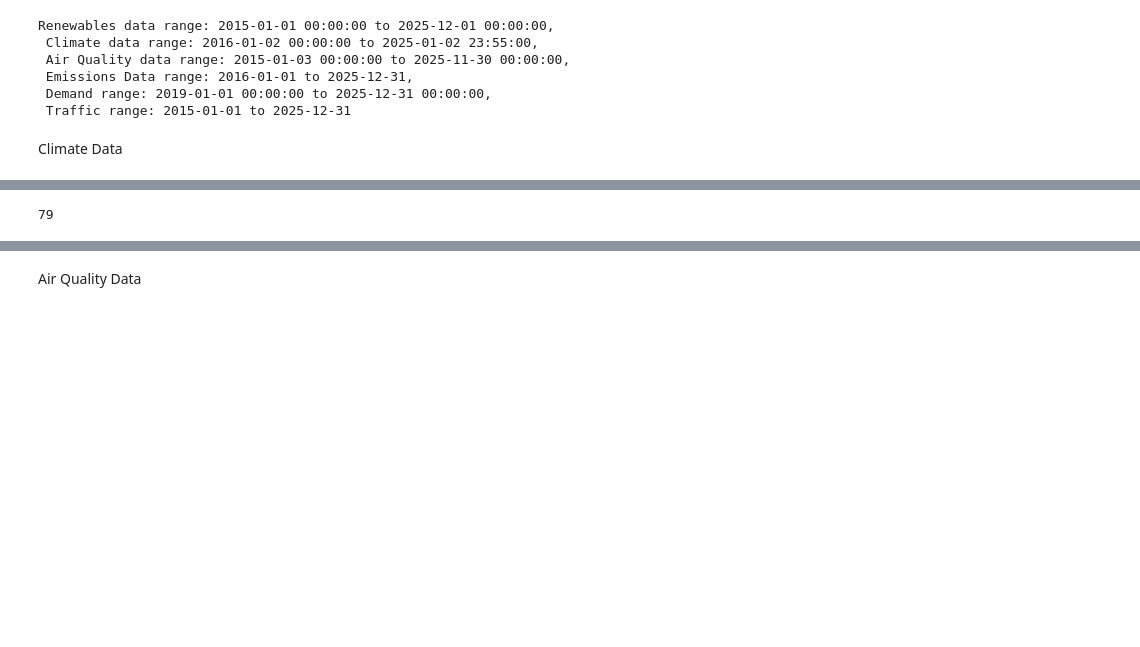
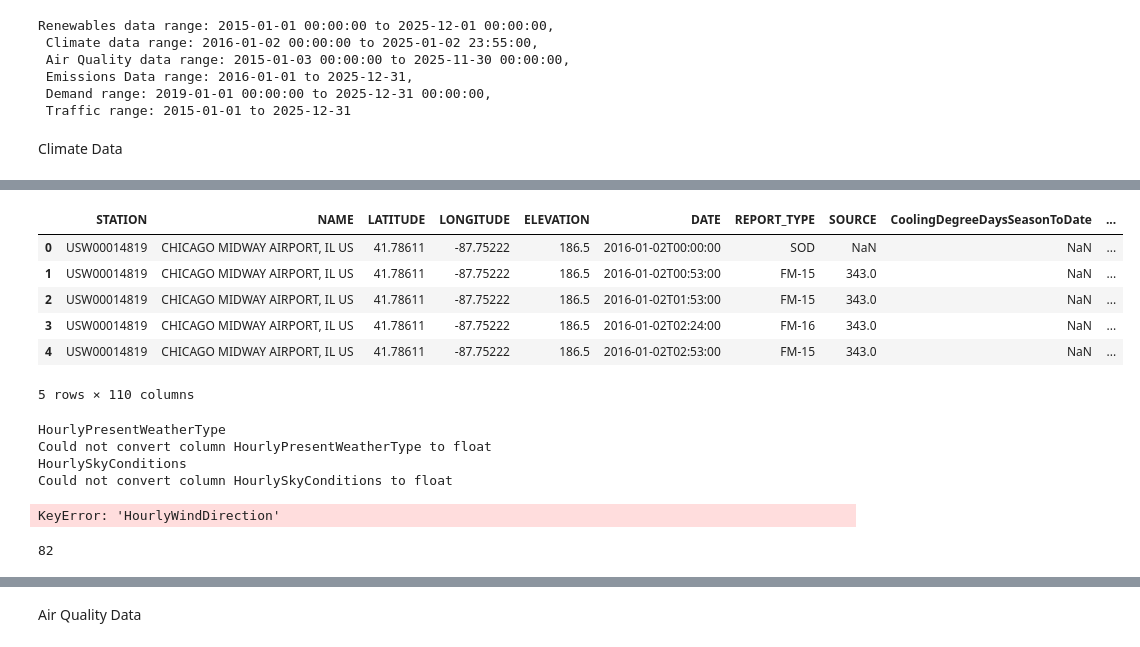
Before and after one commit to griffinberonio/AAE-724-Repo, a Jupyter notebook: airdatanotebook.ipynb, the cells around one changed output, grey strips where cells are left out. Cells and saved outputs as stored; diff of their text form; code cells hidden in the pictures; blank space fills up the shorter version.

```diff
--- a/airdatanotebook.ipynb
+++ b/airdatanotebook.ipynb
@@ -976,0 +990,16 @@ Climate Data
+# %%
+# Wind Variables:
+
+winddirection = []
+for col in climatedf2.columns:
+    if "WindDirection" in col:
+        winddirection.append(col)
+        climatedf2[col] = climatedf2[col].replace(['VRB','T','S','*'], np.nan)
+        climatedf2[col] = pd.to_numeric(climatedf2[col])
+winddirection
+
+
+for col in winddirection:
+    climatedf2[f"{col}_sin"] = np.sin(np.deg2rad(climatedf2[col]))
+    climatedf2[f"{col}_cos"] = np.cos(np.deg2rad(climatedf2[col]))
+    climatedf2 = climatedf2.drop(columns=col)
@@ -977,2 +1017,59 @@ Climate Data
+# %%
+climatedf2.head()
+# %% [output]
+|  | STATION | NAME | LATITUDE | LONGITUDE | ELEVATION | DATE | REPORT_TYPE | SOURCE | CoolingDegreeDaysSeasonToDate | ... |
+| 0 | USW00014819 | CHICAGO MIDWAY AIRPORT, IL US | 41.78611 | -87.75222 | 186.5 | 2016-01-02T00:00:00 | SOD | NaN | NaN | ... |
+| 1 | USW00014819 | CHICAGO MIDWAY AIRPORT, IL US | 41.78611 | -87.75222 | 186.5 | 2016-01-02T00:53:00 | FM-15 | 343.0 | NaN | ... |
+| 2 | USW00014819 | CHICAGO MIDWAY AIRPORT, IL US | 41.78611 | -87.75222 | 186.5 | 2016-01-02T01:53:00 | FM-15 | 343.0 | NaN | ... |
+| 3 | USW00014819 | CHICAGO MIDWAY AIRPORT, IL US | 41.78611 | -87.75222 | 186.5 | 2016-01-02T02:24:00 | FM-16 | 343.0 | NaN | ... |
+| 4 | USW00014819 | CHICAGO MIDWAY AIRPORT, IL US | 41.78611 | -87.75222 | 186.5 | 2016-01-02T02:53:00 | FM-15 | 343.0 | NaN | ... |
+5 rows × 110 columns
 # %%
-finalclimatedf = climatedf
+
+
+# climatedf2 = climatedf2.drop(columns=['HourlyPressureTendency'])
+climatedf2['DATE'] = pd.to_datetime(climatedf2['DATE'])
+climatedf2['DAY'] = climatedf2['DATE'].dt.day
+hourlycols = [col for col in climatedf.columns if 'Hourly' in col]
+
+
+#Present Weather Type is string.
+# Hourly Sky Conditions are Strings
+nonumeric = ['HourlyPresentWeatherType', 'HourlySkyConditions']
+visibility = 'HourlyVisibility'
+dailycols = []
+errorcols = []
+for col in hourlycols:
+    if col not in nonumeric:
+        continue
+    try:
+        if col == visibility:
+            climatedf2[col] = climatedf2[col].str.replace('V', '', regex=False)
+        print(col)
+        climatedf2[col] = climatedf2[col].replace(['T','S','*'], np.nan)
+        climatedf2[col] = climatedf2[col].astype(float)
+        dailycol = col.replace('Hourly', 'DailyAverage')
+        dailycols.append(dailycol)
+        climatedf2[dailycol] = climatedf2.groupby(['DAY','NAME'])[col].transform('mean')
+
+    except ValueError:
+        errorcols.append(col)
+        print(f"Could not convert column {col} to float")
+
+for col in hourlycols:
+    if (col not in nonumeric) and (col not in errorcols):
+        if col == visibility:
+            climatedf2[col] = climatedf2[col].str.replace('V', '', regex=False)
+        else:
+            climatedf2[col] = climatedf2[col].replace(['VRB','T','S','*'], np.nan)
+            climatedf2[col] = pd.to_numeric(climatedf[col], errors='coerce')
+            climatedf2[col] = climatedf2[col].astype(float)
+            dailycol = col.replace('Hourly', 'DailyAverage')
+            dailycols.append(dailycol)
+            climatedf2[dailycol] = climatedf2.groupby(['DAY','NAME'])[col].transform('mean')
+# %% [output]
+HourlyPresentWeatherType
+Could not convert column HourlyPresentWeatherType to float
+HourlySkyConditions
+Could not convert column HourlySkyConditions to float
+KeyError: 'HourlyWindDirection'
@@ -979,6 +1089,7 @@ finalclimatedf = climatedf
 # %%
+finalclimatedf = climatedf
 climatecols = finalclimatedf.columns
-dropcols = ['WindEquipmentChangeDate', 'STATION','REPORT_TYPE', 'REPORT_TYPE.1','SOURCE.1', 'REM']
+dropcols = ['WindEquipmentChangeDate', 'STATION','REPORT_TYPE', 'REPORT_TYPE.1','SOURCE.1', 'REM','DAY','MONTH','YEAR']
 
 for col in climatecols:
     if 'Short' in col:
@@ -990,4 +1101,4 @@ for col in climatecols:
 
 print(len(dropcols))
 # %% [output]
-79
+82
```
Also changed, not shown: parts of 15 cells of this notebook, 1 other file.
